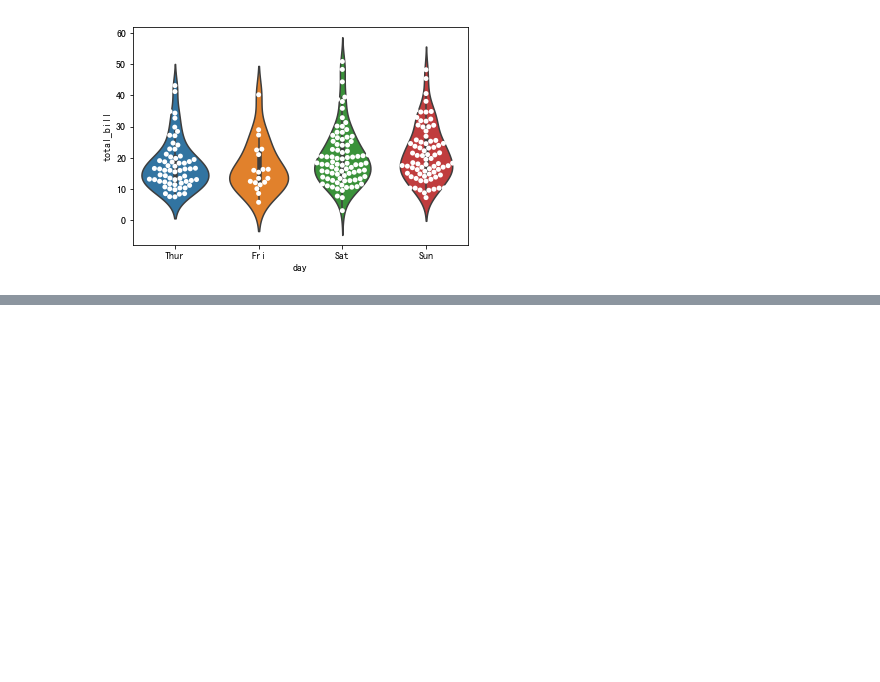
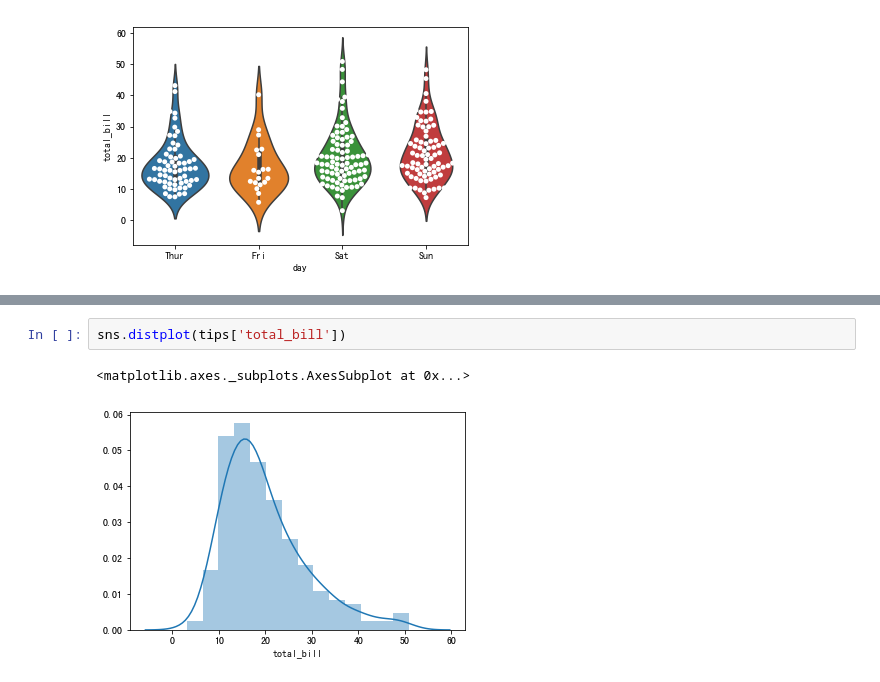
Before and after one commit to appke/pydata-notebook, a Jupyter notebook: chkk-CheatSheet/kk05-Seaborn绘图练习.ipynb, the cells around one changed output, grey strips where cells are left out. Drawn from its saved outputs; the diff is of its cells as text; blank space fills up the shorter version.

```diff
--- a/chkk-CheatSheet/kk05-Seaborn绘图练习.ipynb
+++ b/chkk-CheatSheet/kk05-Seaborn绘图练习.ipynb
@@ -135,0 +168,5 @@ sns.swarmplot('day', 'total_bill', data=tips, color='white')
+# %%
+sns.distplot(tips['total_bill'])
+# %% [output]
+<matplotlib.axes._subplots.AxesSubplot at 0x...>
+[figure, added]
```
Also changed, not shown: parts of 15 cells of this notebook.
